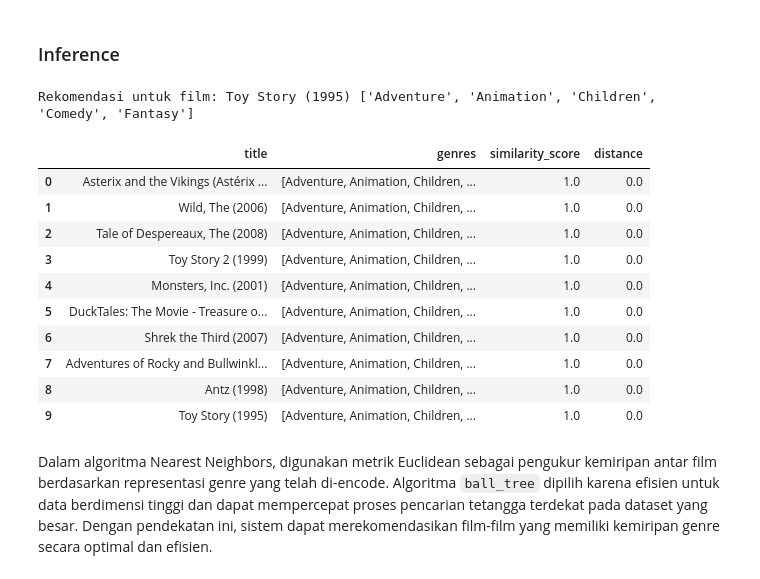
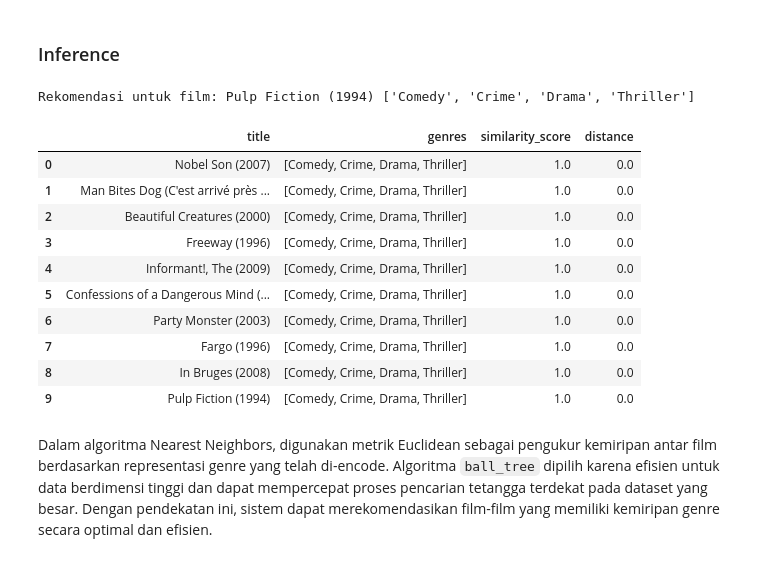
Before and after one commit to Alfthrpy/Movie-Recommendation, a Jupyter notebook: notebook.ipynb, the cells around one changed output. Drawn from its saved outputs; the diff is of its cells as text; code cells hidden in the pictures.

```diff
--- a/notebook.ipynb
+++ b/notebook.ipynb
@@ -213,0 +495,3 @@ Kolom genres saat ini berisi satu string panjang yang dipisahkan oleh pipa (|).
+# %%
+preparation = df_all.drop_duplicates('movieId')
+preparation
@@ -213,0 +514,13 @@ Kolom genres saat ini berisi satu string panjang yang dipisahkan oleh pipa (|).
+# %%
+# Mengonversi data series ‘placeID’ menjadi dalam bentuk list
+movieId = preparation['movieId'].tolist()
+
+# Mengonversi data series ‘Name’ menjadi dalam bentuk list
+title = preparation['title'].tolist()
+
+# Mengonversi data series ‘Rcuisine’ menjadi dalam bentuk list
+genres = preparation['genres_list'].tolist()
+
+print(len(movieId))
+print(len(title))
+print(len(genres))
@@ -213,0 +531,7 @@ Kolom genres saat ini berisi satu string panjang yang dipisahkan oleh pipa (|).
+# %%
+df_cbf = pd.DataFrame({
+    'movieId': movieId,
+    'title': title,
+    'genres': genres
+})
+df_cbf
@@ -222,9 +562,9 @@ mlb = MultiLabelBinarizer()
 
 # Terapkan MultiLabelBinarizer ke kolom 'genres_list'
 genre_encoded = pd.DataFrame(
-    mlb.fit_transform(df['genres_list']),
+    mlb.fit_transform(df_cbf['genres']),
     columns=mlb.classes_,
-    index=df.index
+    index=df_cbf.index
 )
 
 print("\nGenre yang Sudah di-Encode (One-Hot Encoded):")
@@ -290,43 +628,43 @@ NearestNeighbors(algorithm='ball_tree', metric='euclidean', n_neighbors=11)
 # %%
 def get_recommendations_with_nn(movie_index, nn_model_trained, movie_titles_list, movie_genre_list, all_movie_features, top_n=10):
     if movie_index >= len(all_movie_features):
         print("Indeks film tidak valid.")
         return pd.DataFrame()
 
     target_movie_vector = all_movie_features[movie_index].reshape(1, -1)
     distances, indices = nn_model_trained.kneighbors(target_movie_vector,n_neighbors=top_n+1)
 
     recs = []
     for i in range(1, len(indices[0])):
         neighbor_index = indices[0][i]
         similarity_score = 1 - distances[0][i]
         recs.append({
             'title': movie_titles_list[neighbor_index],
             'genres': movie_genre_list[neighbor_index],
             'similarity_score': similarity_score,
             'distance': distances[0][i]
         })
     print(f"Rekomendasi untuk film: {movie_titles_list[movie_index]} {movie_genre_list[movie_index]}")
     return pd.DataFrame(recs)
 
-movie_titles = df['title'].values
-movie_genres = df['genres_list'].values
+movie_titles = df_cbf['title'].values
+movie_genres = df_cbf['genres'].values
 
 recommendations_df = get_recommendations_with_nn(0, nn_model, movie_titles, movie_genres, genre_encoded.values)
 recommendations_df
 # %% [output]
-Rekomendasi untuk film: Toy Story (1995) ['Adventure', 'Animation', 'Children', 'Comedy', 'Fantasy']
+Rekomendasi untuk film: Pulp Fiction (1994) ['Comedy', 'Crime', 'Drama', 'Thriller']
 |  | title | genres | similarity_score | distance |
-| 0 | Asterix and the Vikings (Astérix ... | [Adventure, Animation, Children, ... | 1.0 | 0.0 |
-| 1 | Wild, The (2006) | [Adventure, Animation, Children, ... | 1.0 | 0.0 |
-| 2 | Tale of Despereaux, The (2008) | [Adventure, Animation, Children, ... | 1.0 | 0.0 |
-| 3 | Toy Story 2 (1999) | [Adventure, Animation, Children, ... | 1.0 | 0.0 |
-| 4 | Monsters, Inc. (2001) | [Adventure, Animation, Children, ... | 1.0 | 0.0 |
-| 5 | DuckTales: The Movie - Treasure o... | [Adventure, Animation, Children, ... | 1.0 | 0.0 |
-| 6 | Shrek the Third (2007) | [Adventure, Animation, Children, ... | 1.0 | 0.0 |
-| 7 | Adventures of Rocky and Bullwinkl... | [Adventure, Animation, Children, ... | 1.0 | 0.0 |
-| 8 | Antz (1998) | [Adventure, Animation, Children, ... | 1.0 | 0.0 |
-| 9 | Toy Story (1995) | [Adventure, Animation, Children, ... | 1.0 | 0.0 |
+| 0 | Nobel Son (2007) | [Comedy, Crime, Drama, Thriller] | 1.0 | 0.0 |
+| 1 | Man Bites Dog (C'est arrivé près ... | [Comedy, Crime, Drama, Thriller] | 1.0 | 0.0 |
+| 2 | Beautiful Creatures (2000) | [Comedy, Crime, Drama, Thriller] | 1.0 | 0.0 |
+| 3 | Freeway (1996) | [Comedy, Crime, Drama, Thriller] | 1.0 | 0.0 |
+| 4 | Informant!, The (2009) | [Comedy, Crime, Drama, Thriller] | 1.0 | 0.0 |
+| 5 | Confessions of a Dangerous Mind (... | [Comedy, Crime, Drama, Thriller] | 1.0 | 0.0 |
+| 6 | Party Monster (2003) | [Comedy, Crime, Drama, Thriller] | 1.0 | 0.0 |
+| 7 | Fargo (1996) | [Comedy, Crime, Drama, Thriller] | 1.0 | 0.0 |
+| 8 | In Bruges (2008) | [Comedy, Crime, Drama, Thriller] | 1.0 | 0.0 |
+| 9 | Pulp Fiction (1994) | [Comedy, Crime, Drama, Thriller] | 1.0 | 0.0 |
 # %% [markdown]
 Dalam algoritma Nearest Neighbors, digunakan metrik Euclidean sebagai pengukur kemiripan antar film berdasarkan representasi genre yang telah di-encode. Algoritma `ball_tree` dipilih karena efisien untuk data berdimensi tinggi dan dapat mempercepat proses pencarian tetangga terdekat pada dataset yang besar. Dengan pendekatan ini, sistem dapat merekomendasikan film-film yang memiliki kemiripan genre secara optimal dan efisien.
 # %% [markdown]
```
Also changed, not shown: parts of 74 cells of this notebook, 15 other files.
